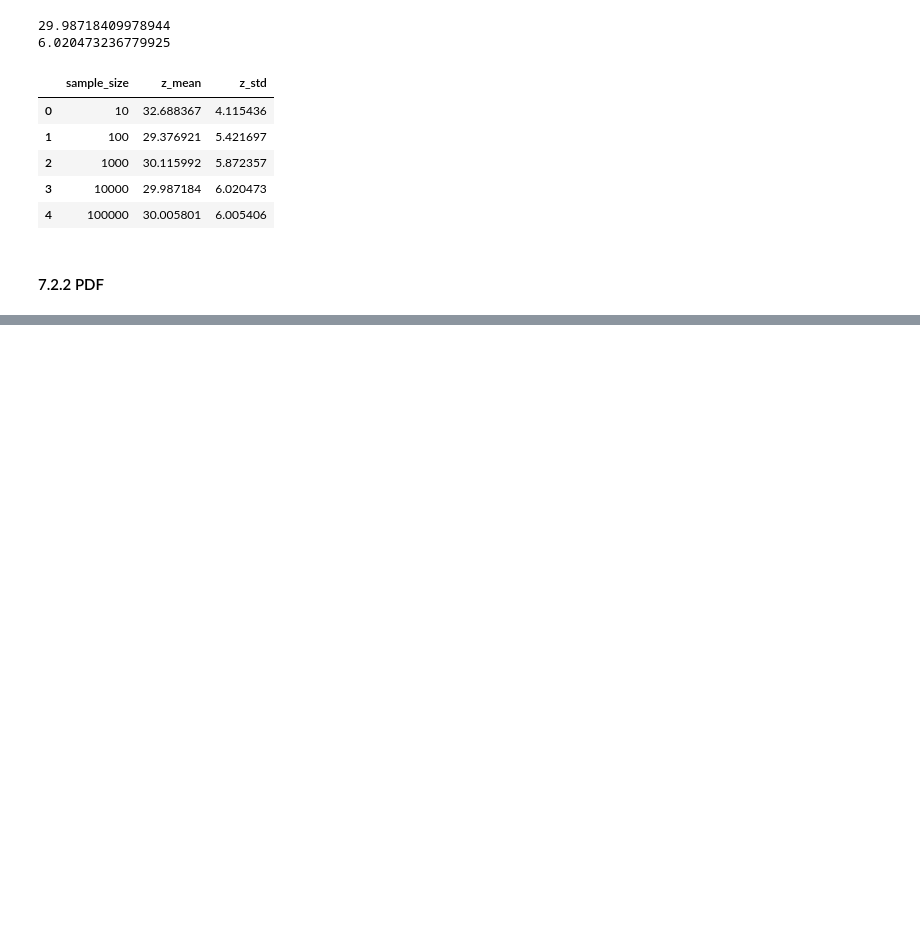
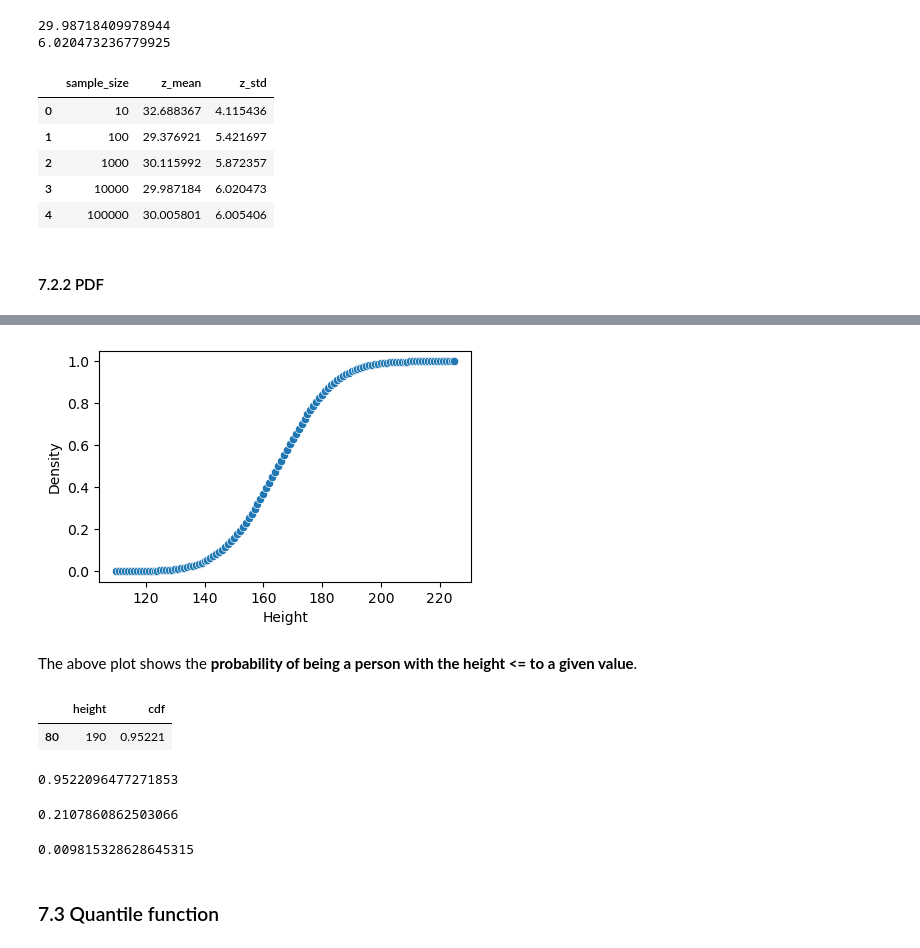
Before and after one commit to mikjf/statistics_and_experimental_design, a Jupyter notebook: basics_descriptive_statistics.ipynb, the cells around one changed output, grey strips where cells are left out. Cells and saved outputs as stored; diff of their text form; code cells hidden in the pictures; blank space fills up the shorter version.

```diff
--- a/basics_descriptive_statistics.ipynb
+++ b/basics_descriptive_statistics.ipynb
@@ -473,0 +519,43 @@ result_df
+# %%
+# CDF with norm.cdf()
+cdf_densities = norm.cdf(height_ranges, loc=mean, scale=std)
+ax = sns.scatterplot(x=height_ranges, y=cdf_densities)
+ax.set(xlabel='Height', ylabel='Density');
+# %% [output]
+[figure, added]
+# %% [markdown]
+The above plot shows the **probability of being a person with the height <= to a given value**.
+# %%
+# find probability for <= 190cm give height_ranges
+
+# for each i heigh in the range, find cdf
+for i in height_ranges:
+    x = norm.cdf(height_ranges, loc=mean, scale=std)
+
+# store results in dataframe
+df = pd.DataFrame(list(zip(height_ranges, x)), columns = ['height', 'cdf'])
+
+# check value for <= 190cm
+df[df['height'] == 190]
+# %% [output]
+|  | height | cdf |
+| 80 | 190 | 0.95221 |
+# %%
+# 95.22% of probability of a person being <= 190cm
+norm.cdf(190, loc=165, scale=15)
+# %% [output]
+0.9522096477271853
+# %%
+# between 170cm and 180cm (21.07%)
+p_170_180 = norm.cdf(180, loc=165, scale=15) - norm.cdf(170, loc=165, scale=15)
+p_170_180
+# %% [output]
+0.2107860862503066
+# %%
+# above 200cm (0.98%)
+p_above_200 = 1 - norm.cdf(200, loc=165, scale=15)
+p_above_200
+# %% [output]
+0.009815328628645315
+# %% [markdown]
+### 7.3 Quantile function
```
Also changed, not shown: parts of 51 cells of this notebook.
